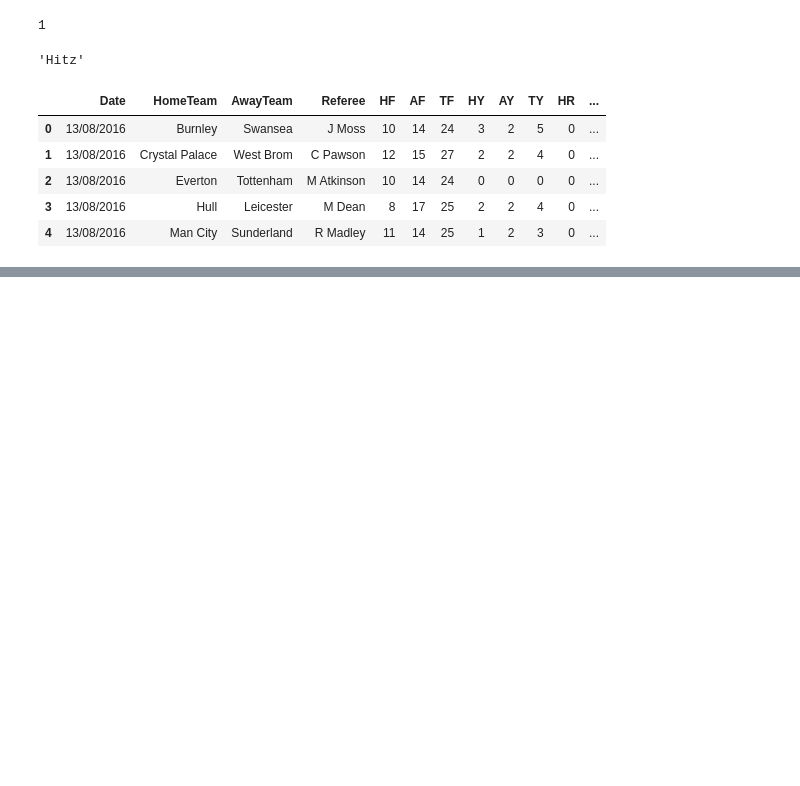
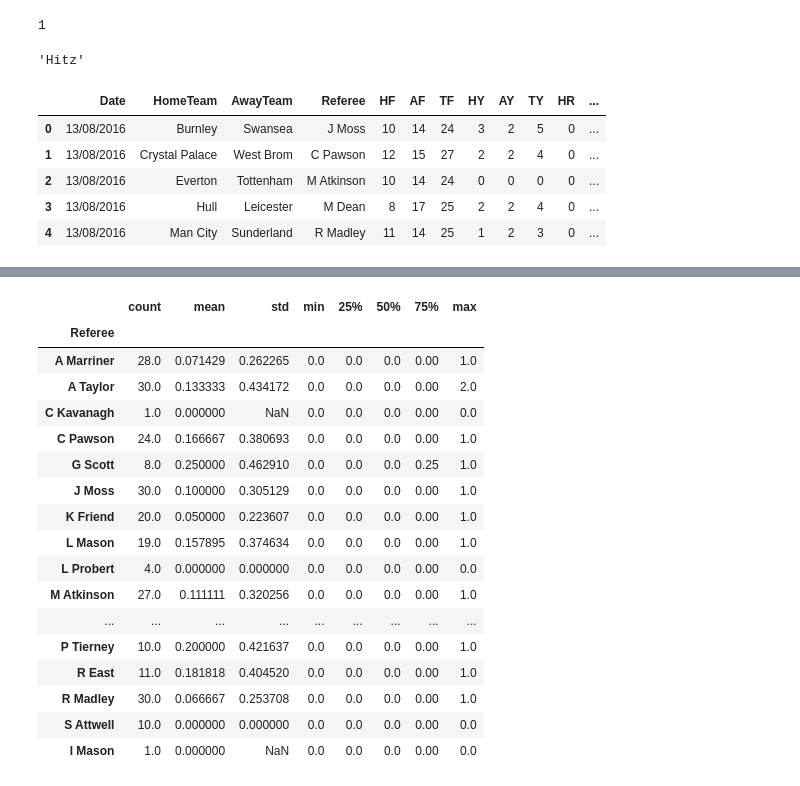
Before and after one commit to dylodylo/football-data-analysis, a Jupyter notebook: PythonFC/main.ipynb, the cells around one changed output, grey strips where cells are left out. Drawn from its saved outputs; the diff is of its cells as text; code cells hidden in the pictures; blank space fills up the shorter version.

```diff
--- a/PythonFC/main.ipynb
+++ b/PythonFC/main.ipynb
@@ -50,0 +138,21 @@ ValueError: Length mismatch: Expected axis has 13 elements, new values have 12 e
+# %%
+groupedRefs.describe()["TotalReds"]
+# %% [output]
+|  | count | mean | std | min | 25% | 50% | 75% | max |
+| Referee |  |  |  |  |  |  |  |  |
+| A Marriner | 28.0 | 0.071429 | 0.262265 | 0.0 | 0.0 | 0.0 | 0.00 | 1.0 |
+| A Taylor | 30.0 | 0.133333 | 0.434172 | 0.0 | 0.0 | 0.0 | 0.00 | 2.0 |
+| C Kavanagh | 1.0 | 0.000000 | NaN | 0.0 | 0.0 | 0.0 | 0.00 | 0.0 |
+| C Pawson | 24.0 | 0.166667 | 0.380693 | 0.0 | 0.0 | 0.0 | 0.00 | 1.0 |
+| G Scott | 8.0 | 0.250000 | 0.462910 | 0.0 | 0.0 | 0.0 | 0.25 | 1.0 |
+| J Moss | 30.0 | 0.100000 | 0.305129 | 0.0 | 0.0 | 0.0 | 0.00 | 1.0 |
+| K Friend | 20.0 | 0.050000 | 0.223607 | 0.0 | 0.0 | 0.0 | 0.00 | 1.0 |
+| L Mason | 19.0 | 0.157895 | 0.374634 | 0.0 | 0.0 | 0.0 | 0.00 | 1.0 |
+| L Probert | 4.0 | 0.000000 | 0.000000 | 0.0 | 0.0 | 0.0 | 0.00 | 0.0 |
+| M Atkinson | 27.0 | 0.111111 | 0.320256 | 0.0 | 0.0 | 0.0 | 0.00 | 1.0 |
+| ... | ... | ... | ... | ... | ... | ... | ... | ... |
+| P Tierney | 10.0 | 0.200000 | 0.421637 | 0.0 | 0.0 | 0.0 | 0.00 | 1.0 |
+| R East | 11.0 | 0.181818 | 0.404520 | 0.0 | 0.0 | 0.0 | 0.00 | 1.0 |
+| R Madley | 30.0 | 0.066667 | 0.253708 | 0.0 | 0.0 | 0.0 | 0.00 | 1.0 |
+| S Attwell | 10.0 | 0.000000 | 0.000000 | 0.0 | 0.0 | 0.0 | 0.00 | 0.0 |
+| l Mason | 1.0 | 0.000000 | NaN | 0.0 | 0.0 | 0.0 | 0.00 | 0.0 |
```
Also changed, not shown: parts of 8 cells of this notebook.
